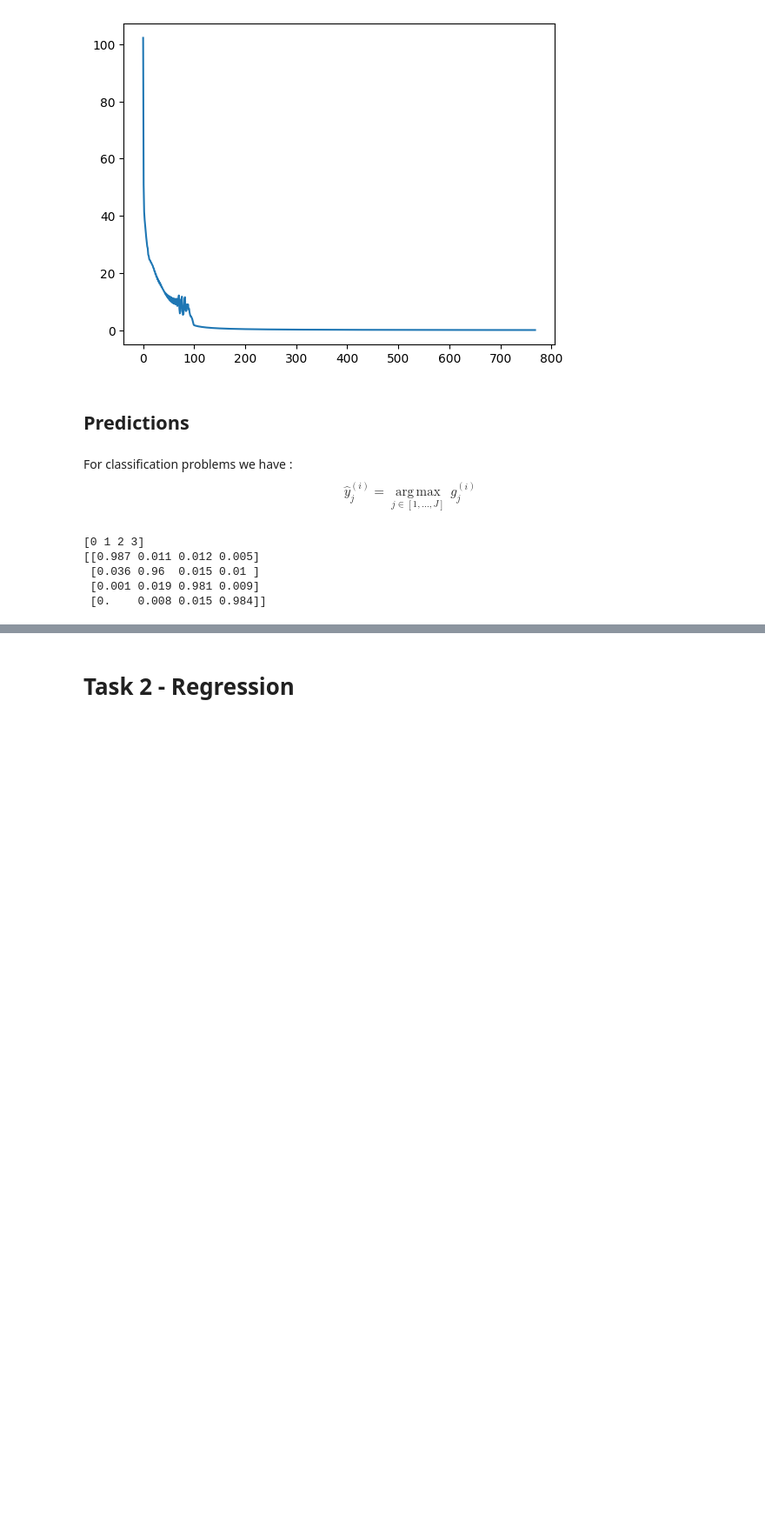
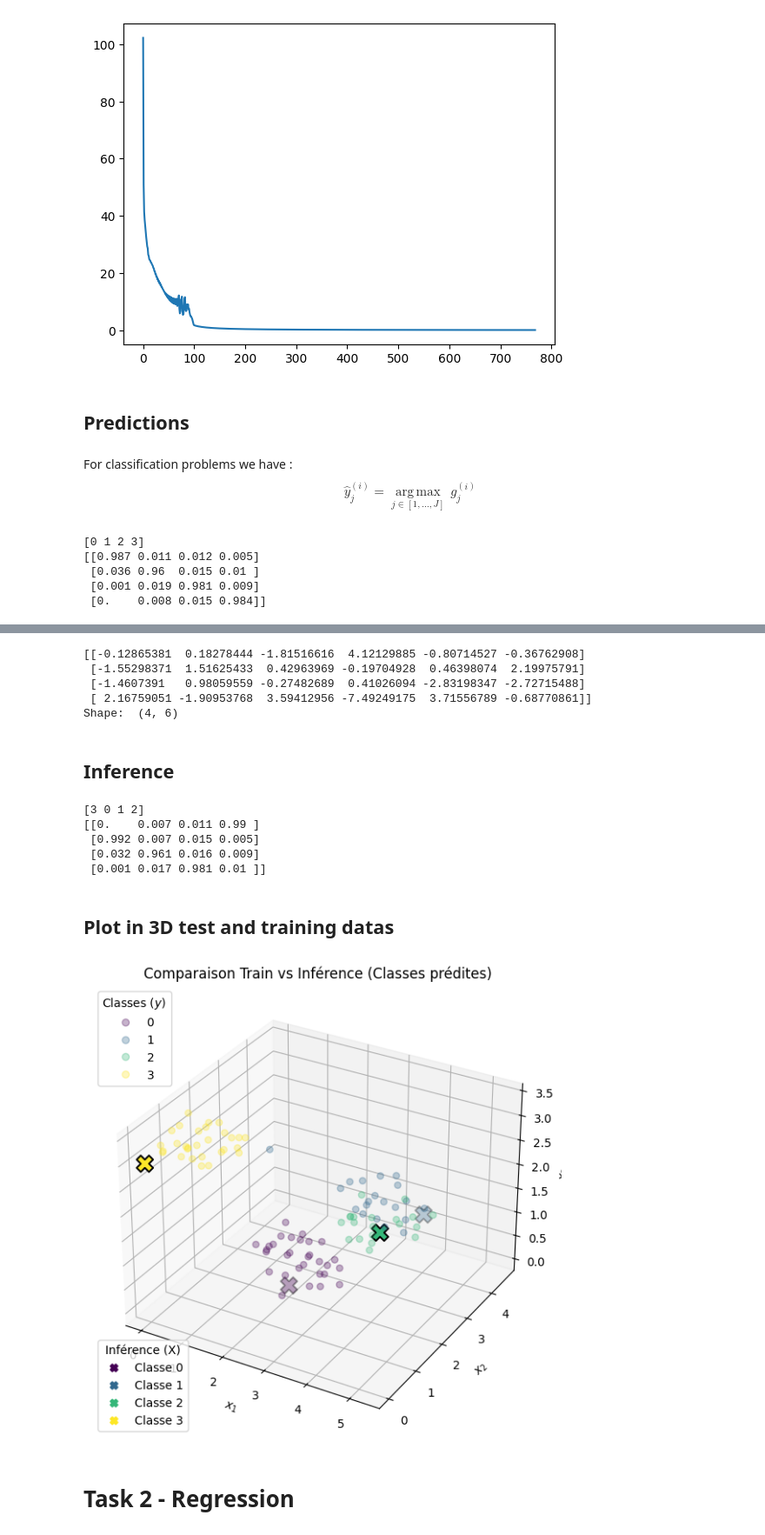
Before and after one commit to axelbrons/advanced-ml-course, a Jupyter notebook: pre-lab1/pre-lab1.ipynb, the cells around one changed output, grey strips where cells are left out. Shown at 87% size. Cells and saved outputs as stored; diff of their text form; code cells hidden in the pictures; blank space fills up the shorter version.

```diff
--- a/pre-lab1/pre-lab1.ipynb
+++ b/pre-lab1/pre-lab1.ipynb
@@ -237,2 +253,62 @@ print(g)
+# %%
+print(V)
+print("Shape: ", V.shape)
+# %% [output]
+[[-0.12865381  0.18278444 -1.81516616  4.12129885 -0.80714527 -0.36762908]
+ [-1.55298371  1.51625433  0.42963969 -0.19704928  0.46398074  2.19975791]
+ [-1.4607391   0.98059559 -0.27482689  0.41026094 -2.83198347 -2.72715488]
+ [ 2.16759051 -1.90953768  3.59412956 -7.49249175  3.71556789 -0.68770861]]
+Shape:  (4, 6)
+# %% [markdown]
+## Inference
+# %%
+X_inference = [[0,	0,	3], [2,	2,	0],[4,	4,	1],[4.5,	1.5,	2]]
+p, g = prediction(X_inference, V,W)
+np.set_printoptions(precision=3, suppress=True)
+print(p)
+print(g)
+# %% [output]
+[3 0 1 2]
+[[0.    0.007 0.011 0.99 ]
+ [0.992 0.007 0.015 0.005]
+ [0.032 0.961 0.016 0.009]
+ [0.001 0.017 0.981 0.01 ]]
+# %% [markdown]
+## Plot in 3D test and training datas
+# %%
+fig = plt.figure(figsize=(10, 7))
+ax = fig.add_subplot(111, projection='3d')
+
+# 2. Plot des données originales (petits points ronds)
+scatter = ax.scatter(df['x1'], df['x2'], df['x3'],
+                     c=df['y'], cmap='viridis', s=30, alpha=0.3, label='Train')
+
+# 3. Plot des données d'inférence (Gros "X" bien visibles)
+# On utilise les classes prédites 'p' pour la couleur 'c'
+X_inference_np = np.array(X_inference)
+
+# Ensuite, utilise le tableau NumPy dans le scatter
+scatter_test = ax.scatter(X_inference_np[:, 0],
+                          X_inference_np[:, 1],
+                          X_inference_np[:, 2],
+                          c=p, cmap='viridis', s=200, marker='X',
+                          edgecolors='black', linewidths=1.5, label='Inférence')
+
+# Configuration des axes
+ax.set_xlabel('$x_1$')
+ax.set_ylabel('$x_2$')
+ax.set_zlabel('$x_3$')
+plt.title('Comparaison Train vs Inférence (Classes prédites)')
+
+# Légendes
+legend1 = ax.legend(*scatter.legend_elements(), title="Classes ($y$)", loc="upper left")
+ax.add_artist(legend1)
+# Ajout d'une légende manuelle pour les styles de points
+ax.legend(handles=scatter_test.legend_elements()[0], labels=["Classe 0", "Classe 1", "Classe 2", "Classe 3"],
+          title="Inférence (X)", loc="lower left")
+
+plt.show()
+# %% [output]
+[figure, added]
 # %% [markdown]
 # Task 2 - Regression
```
Also changed, not shown: parts of 20 cells of this notebook, 1 other file.
